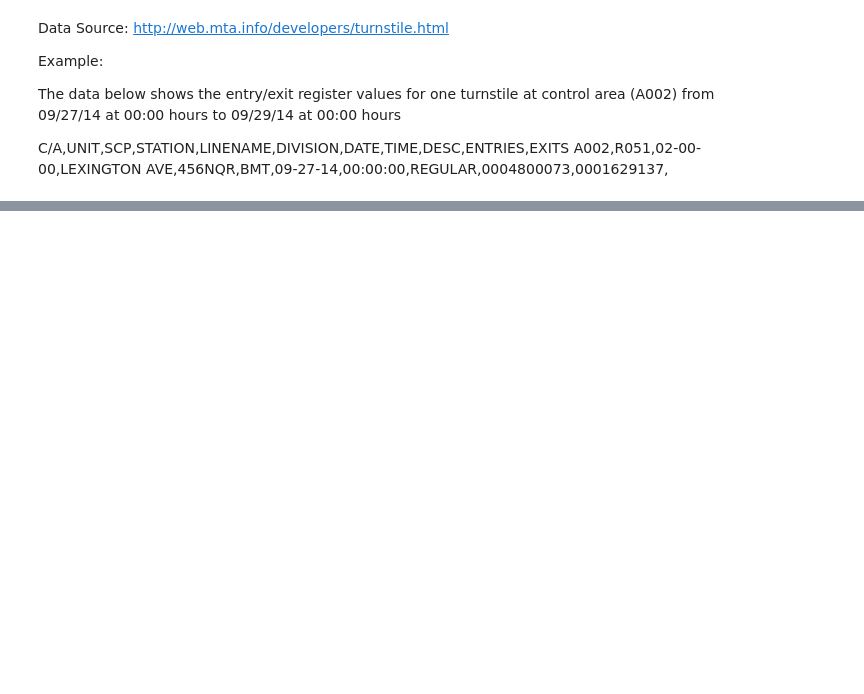
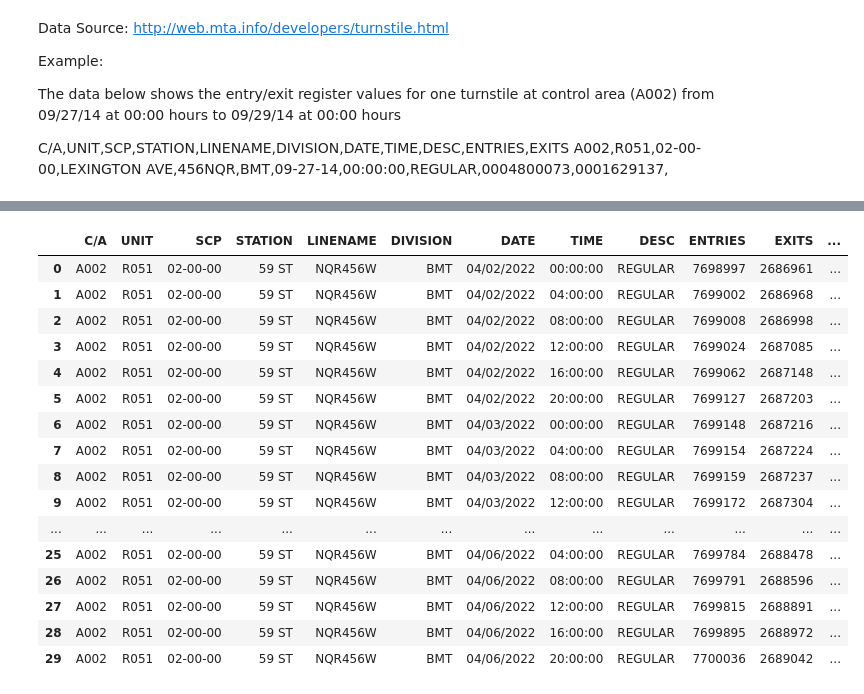
Before and after one commit to CUSPADS2022IBX/IBXRidership, a Jupyter notebook: Turnstile Data Processing/MTA_turnstile_data.ipynb, the cells around one changed output, grey strips where cells are left out. Cells and saved outputs as stored; diff of their text form; code cells hidden in the pictures; blank space fills up the shorter version.

Commit message:
MTA turnstile data - (in progress)

```diff
--- a/Turnstile Data Processing/MTA_turnstile_data.ipynb
+++ b/Turnstile Data Processing/MTA_turnstile_data.ipynb
@@ -105,0 +94,5 @@ stations.count()
+# %%
+test_url = 'http://web.mta.info/developers/data/nyct/turnstile/turnstile_220409.txt'
+
+test = pd.read_csv(test_url)
+test
@@ -105,0 +106,27 @@ stations.count()
+# %%
+test['timestamp'] = pd.to_datetime(test.DATE +' '+ test.TIME)
+test['obs_id'] = test['C/A'] + test['UNIT'] + test['SCP'] + str(test['timestamp'])
+test['turnstile_id'] = test['C/A'] + test['UNIT'] + test['SCP']
+
+test['net_entries'] = test.sort_values(by=['timestamp'], ascending=True)\
+                    .groupby('turnstile_id')['ENTRIES'].diff()
+# %%
+test.head(30)
+# %% [output]
+|  | C/A | UNIT | SCP | STATION | LINENAME | DIVISION | DATE | TIME | DESC | ENTRIES | EXITS | ... |
+| 0 | A002 | R051 | 02-00-00 | 59 ST | NQR456W | BMT | 04/02/2022 | 00:00:00 | REGULAR | 7698997 | 2686961 | ... |
+| 1 | A002 | R051 | 02-00-00 | 59 ST | NQR456W | BMT | 04/02/2022 | 04:00:00 | REGULAR | 7699002 | 2686968 | ... |
+| 2 | A002 | R051 | 02-00-00 | 59 ST | NQR456W | BMT | 04/02/2022 | 08:00:00 | REGULAR | 7699008 | 2686998 | ... |
+| 3 | A002 | R051 | 02-00-00 | 59 ST | NQR456W | BMT | 04/02/2022 | 12:00:00 | REGULAR | 7699024 | 2687085 | ... |
+| 4 | A002 | R051 | 02-00-00 | 59 ST | NQR456W | BMT | 04/02/2022 | 16:00:00 | REGULAR | 7699062 | 2687148 | ... |
+| 5 | A002 | R051 | 02-00-00 | 59 ST | NQR456W | BMT | 04/02/2022 | 20:00:00 | REGULAR | 7699127 | 2687203 | ... |
+| 6 | A002 | R051 | 02-00-00 | 59 ST | NQR456W | BMT | 04/03/2022 | 00:00:00 | REGULAR | 7699148 | 2687216 | ... |
+| 7 | A002 | R051 | 02-00-00 | 59 ST | NQR456W | BMT | 04/03/2022 | 04:00:00 | REGULAR | 7699154 | 2687224 | ... |
+| 8 | A002 | R051 | 02-00-00 | 59 ST | NQR456W | BMT | 04/03/2022 | 08:00:00 | REGULAR | 7699159 | 2687237 | ... |
+| 9 | A002 | R051 | 02-00-00 | 59 ST | NQR456W | BMT | 04/03/2022 | 12:00:00 | REGULAR | 7699172 | 2687304 | ... |
+| ... | ... | ... | ... | ... | ... | ... | ... | ... | ... | ... | ... | ... |
+| 25 | A002 | R051 | 02-00-00 | 59 ST | NQR456W | BMT | 04/06/2022 | 04:00:00 | REGULAR | 7699784 | 2688478 | ... |
+| 26 | A002 | R051 | 02-00-00 | 59 ST | NQR456W | BMT | 04/06/2022 | 08:00:00 | REGULAR | 7699791 | 2688596 | ... |
+| 27 | A002 | R051 | 02-00-00 | 59 ST | NQR456W | BMT | 04/06/2022 | 12:00:00 | REGULAR | 7699815 | 2688891 | ... |
+| 28 | A002 | R051 | 02-00-00 | 59 ST | NQR456W | BMT | 04/06/2022 | 16:00:00 | REGULAR | 7699895 | 2688972 | ... |
+| 29 | A002 | R051 | 02-00-00 | 59 ST | NQR456W | BMT | 04/06/2022 | 20:00:00 | REGULAR | 7700036 | 2689042 | ... |
```
Also changed, not shown: parts of 14 cells of this notebook.
